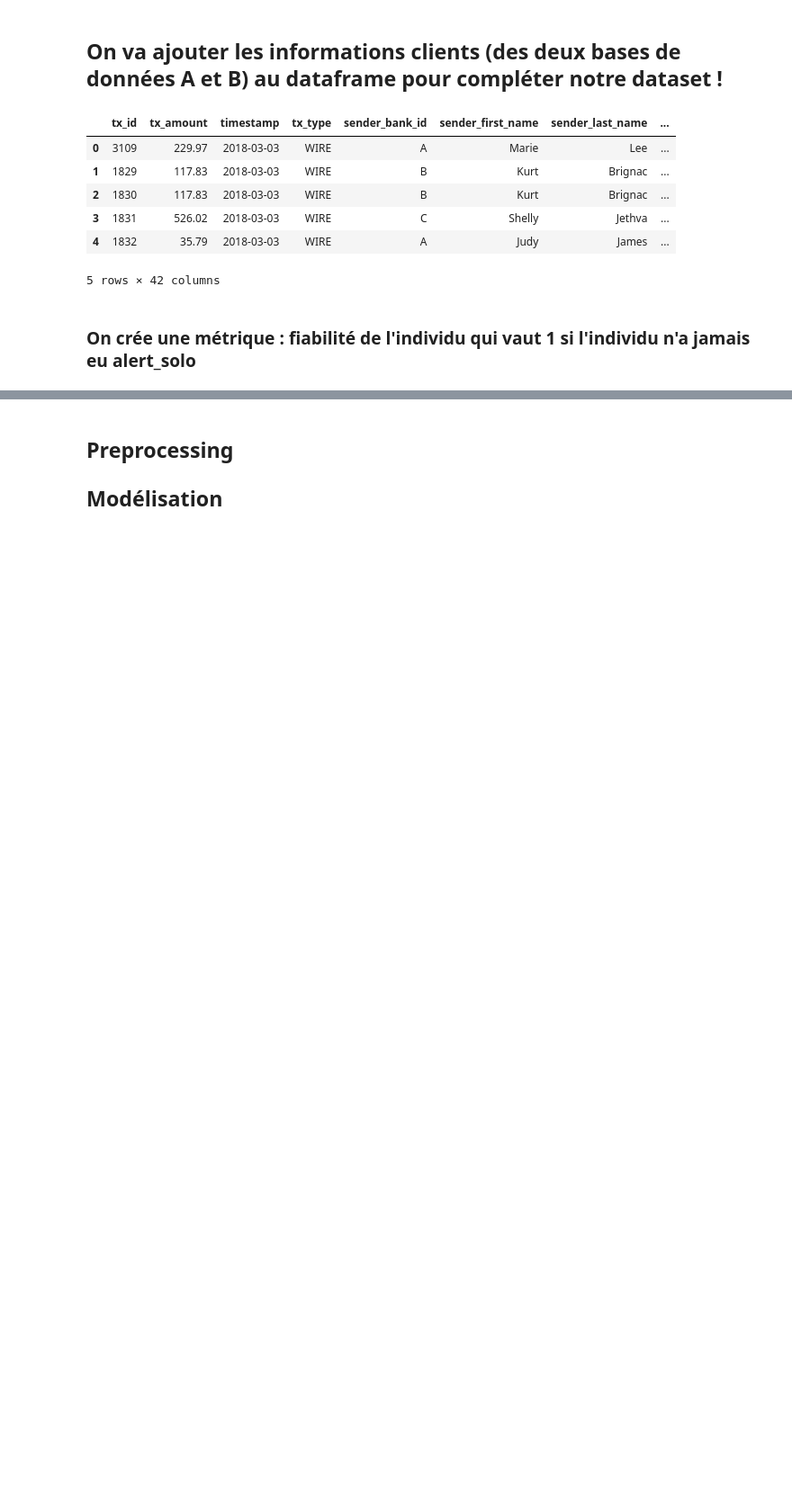
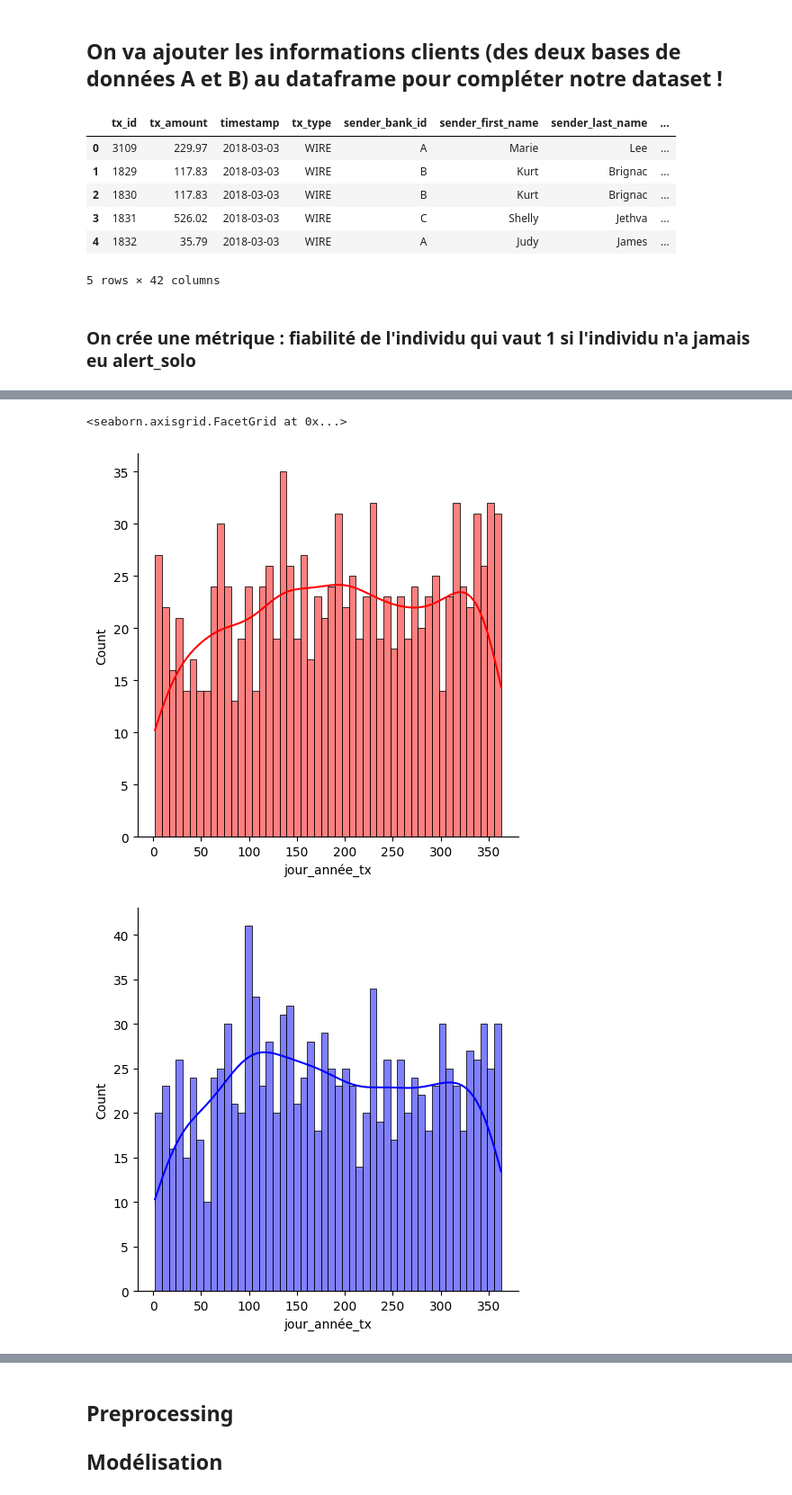
Before and after one commit to CorentinPernot/Statapp, a Jupyter notebook: Notebook/StatApp-2.ipynb, the cells around one changed output, grey strips where cells are left out. Shown at 90% size. Cells and saved outputs as stored; diff of their text form; code cells hidden in the pictures; blank space fills up the shorter version.

```diff
--- a/Notebook/StatApp-2.ipynb
+++ b/Notebook/StatApp-2.ipynb
@@ -781,0 +776,4 @@ df_merge.head(5)
+# %%
+df_merge['timestamp'] = pd.to_datetime(df_merge.timestamp, format='%Y-%m-%d', errors = 'ignore')
+df_merge['sender_birth_date'] = pd.to_datetime(df_merge.sender_birth_date, format='%Y-%m-%d', errors = 'ignore')
+df_merge['receiver_birth_date'] = pd.to_datetime(df_merge.receiver_birth_date, format='%Y-%m-%d', errors = 'ignore')
@@ -781,0 +784,12 @@ df_merge.head(5)
+# %%
+#Écart
+df_merge['ecarts_tx_received_A']= (df_merge.tx_amount - df_merge.tx_received_med_A)/df_merge.tx_received_med_A*100
+df_merge['ecarts_tx_received_B']= (df_merge.tx_amount - df_merge.tx_received_med_B)/df_merge.tx_received_med_B*100
+df_merge['ecarts_tx_sent_A']= (df_merge.tx_amount - df_merge.tx_sent_med_A)/df_merge.tx_sent_med_A*100
+df_merge['ecarts_tx_sent_B']= (df_merge.tx_amount - df_merge.tx_sent_med_B)/df_merge.tx_sent_med_B*100
+
+#Jours de l'année/du mois
+df_merge['jour_année_tx']=df_merge['timestamp'].dt.dayofyear
+df_merge['jour_mois_tx']= df_merge['timestamp'].dt.day
+
+df_merge.head(5)
@@ -781,0 +808,10 @@ df_merge.head(5)
+# %%
+#On regarde dans de manière naïve si le jour de l'année semble avoir un rôle à jouer dans le fait d'être alert ou pas
+
+sns.displot(df_merge[df_merge['is_alert_solo_A']==1]['jour_année_tx'], kde= True, color='red', bins=50)
+sns.displot(df_merge[df_merge['is_alert_solo_B']==1]['jour_année_tx'], kde= True, color='blue', bins=50)
+sns.displot(df_merge[df_merge['is_alert_pooled']==1]['jour_année_tx'], kde= True, color='green', bins=50)
+# %% [output]
+<seaborn.axisgrid.FacetGrid at 0x...>
+[figure, added]
+[figure, added]
```
Also changed, not shown: parts of 16 cells of this notebook.
